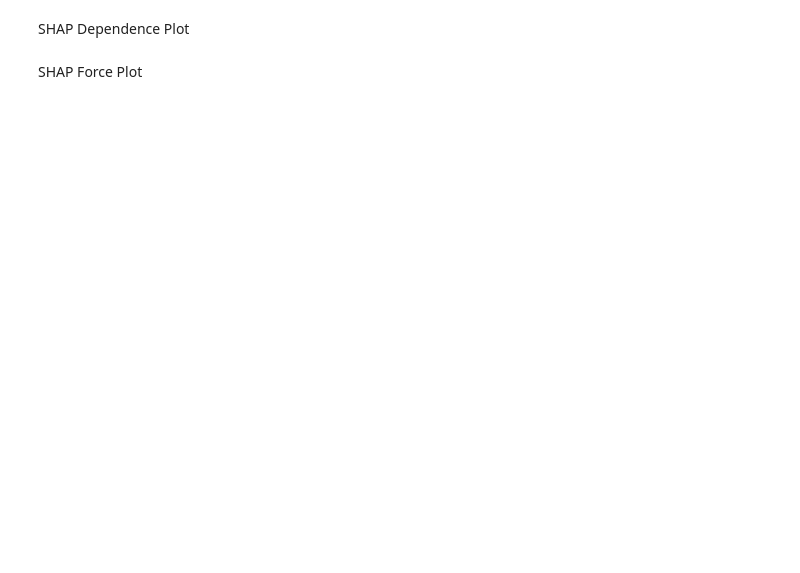
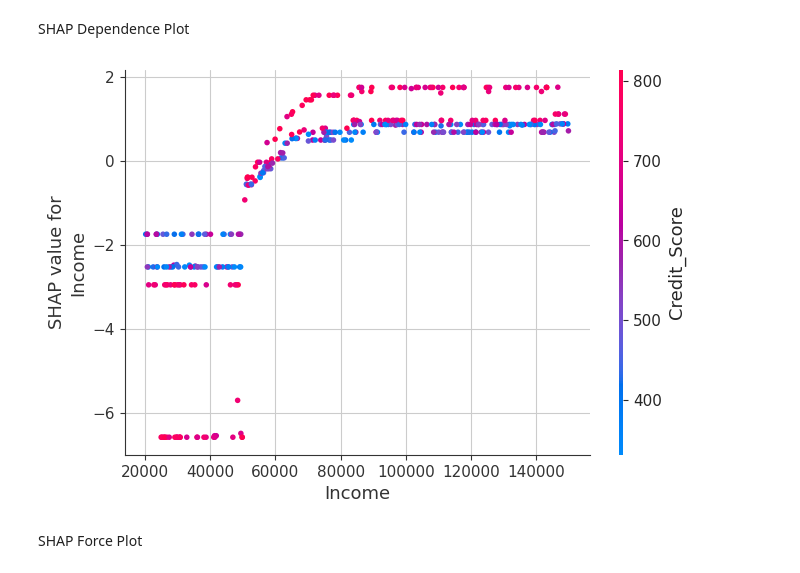
Before and after one commit to Yeabebe/explainable-ai, a Jupyter notebook: loan_approval_xai_analysis.ipynb, the cells around one changed output. Drawn from its saved outputs; the diff is of its cells as text; code cells hidden in the pictures; blank space fills up the shorter version.

```diff
--- a/loan_approval_xai_analysis.ipynb
+++ b/loan_approval_xai_analysis.ipynb
@@ -411,10 +417,12 @@ shap.summary_plot(
 SHAP Dependence Plot
 # %%
 shap.dependence_plot(
-    "ApplicantIncome",
+    "Income",
     shap_values,
     X_test
 )
+# %% [output]
+[figure, added]
 # %% [markdown]
 SHAP Force Plot
 # %%
```
Also changed, not shown: parts of 5 cells of this notebook.
